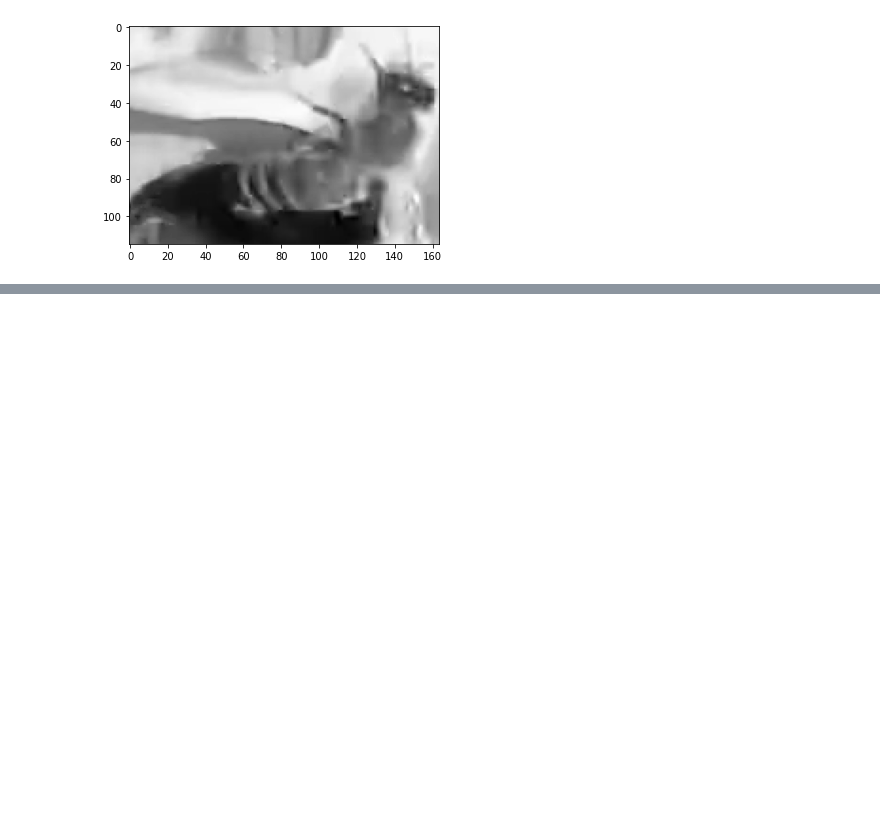
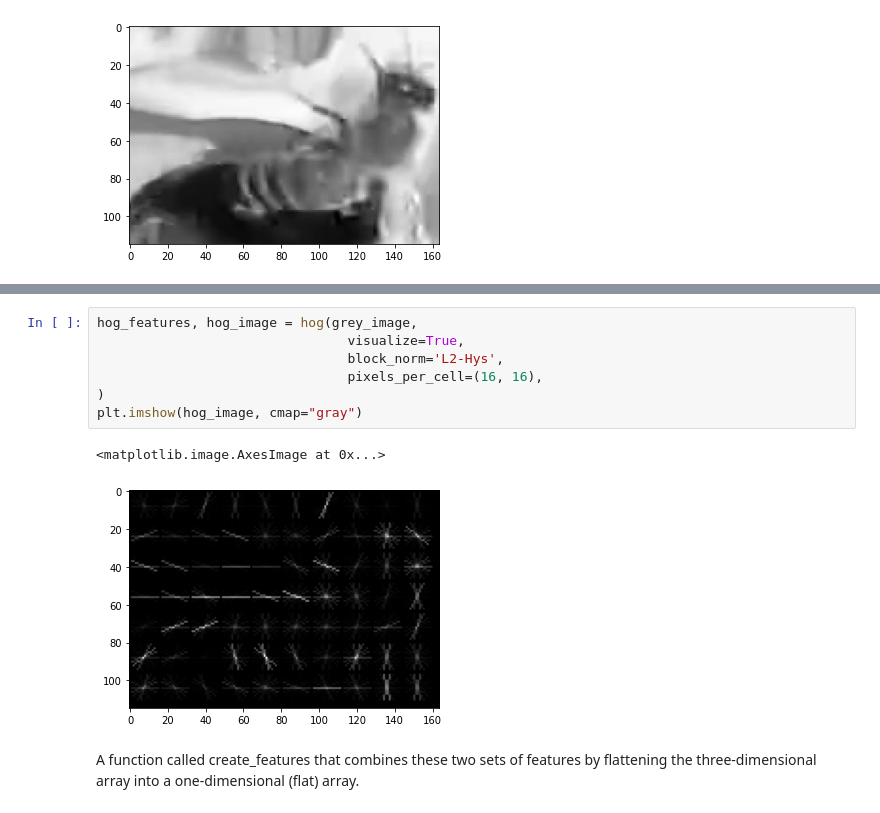
Before and after one commit to whatiskeptiname/Bee-Classifier, a Jupyter notebook: SVM.ipynb, the cells around one changed output, grey strips where cells are left out. Saved outputs shown, nothing was run; the diff lists cells and outputs as text; blank space fills up the shorter version.

Commit message:
created function to generate features

```diff
--- a/SVM.ipynb
+++ b/SVM.ipynb
@@ -124,0 +129,12 @@ plt.imshow(grey_image, cmap="gray")
+# %%
+hog_features, hog_image = hog(grey_image,
+                                visualize=True,
+                                block_norm='L2-Hys',
+                                pixels_per_cell=(16, 16),
+)
+plt.imshow(hog_image, cmap="gray")
+# %% [output]
+<matplotlib.image.AxesImage at 0x...>
+[figure, added]
+# %% [markdown]
+A function called create_features that combines these two sets of features by flattening the three-dimensional array into a one-dimensional (flat) array.
```
Also changed, not shown: parts of 6 cells of this notebook.
